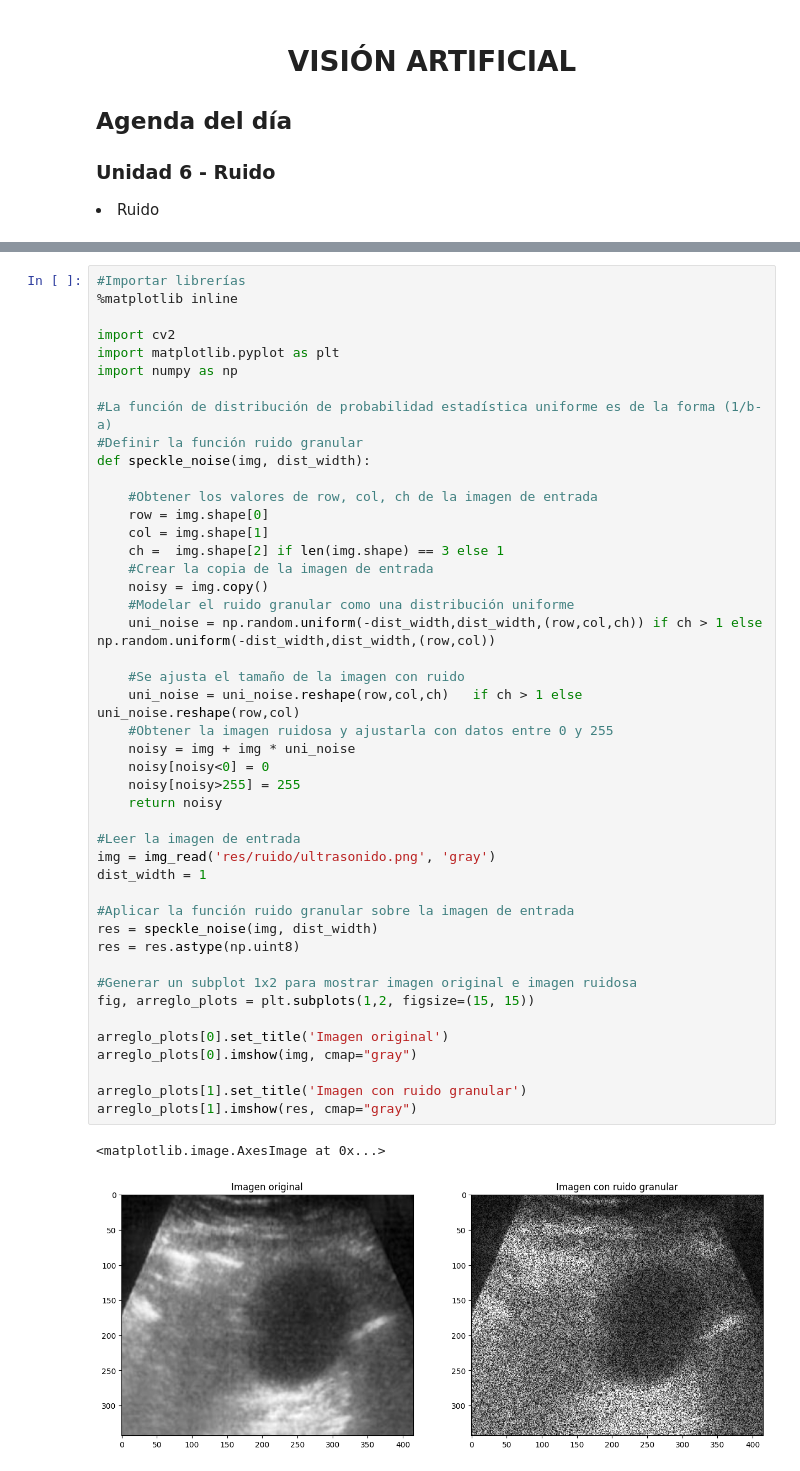
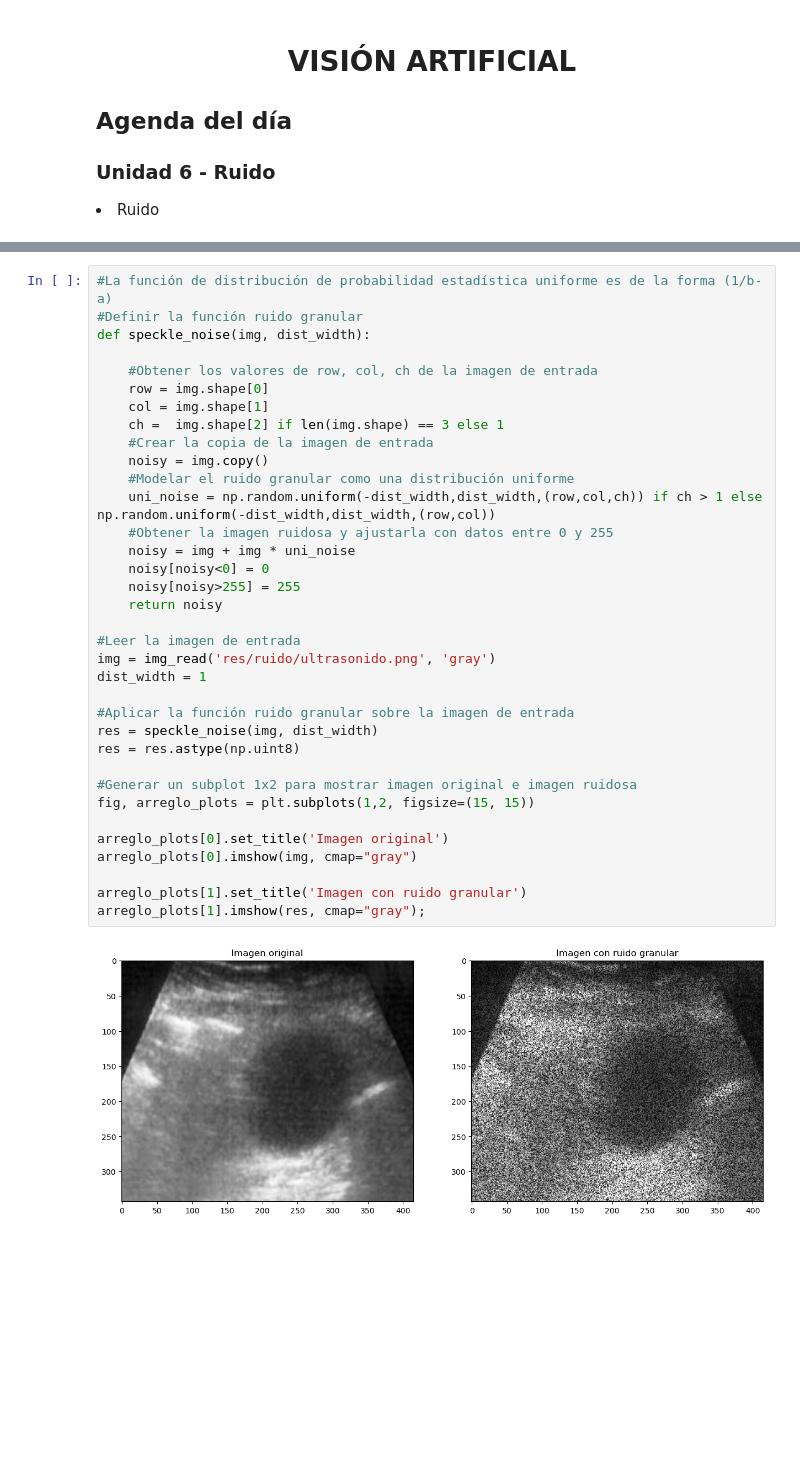
Before and after one commit to MillerQuintero2001/ImageProcessing, a Jupyter notebook: ArtificialVision/Semana_3/Taller/Ruido.ipynb, the cells around one changed output, grey strips where cells are left out. Cells and saved outputs as stored; diff of their text form; blank space fills up the shorter version.

```diff
--- a/ArtificialVision/Semana_3/Taller/Ruido.ipynb
+++ b/ArtificialVision/Semana_3/Taller/Ruido.ipynb
@@ -268,11 +243,4 @@ El ruido speckle aparece en imágenes con iluminación coherente, como las de sc
 # %%
-#Importar librerías
-%matplotlib inline
-
-import cv2
-import matplotlib.pyplot as plt
-import numpy as np
-
 #La función de distribución de probabilidad estadística uniforme es de la forma (1/b-a)
 #Definir la función ruido granular
 def speckle_noise(img, dist_width):
@@ -280,36 +248,32 @@ def speckle_noise(img, dist_width):
     #Obtener los valores de row, col, ch de la imagen de entrada
     row = img.shape[0]
     col = img.shape[1]
     ch =  img.shape[2] if len(img.shape) == 3 else 1
     #Crear la copia de la imagen de entrada
     noisy = img.copy()
     #Modelar el ruido granular como una distribución uniforme
     uni_noise = np.random.uniform(-dist_width,dist_width,(row,col,ch)) if ch > 1 else np.random.uniform(-dist_width,dist_width,(row,col))
-
-    #Se ajusta el tamaño de la imagen con ruido
-    uni_noise = uni_noise.reshape(row,col,ch)   if ch > 1 else uni_noise.reshape(row,col)
     #Obtener la imagen ruidosa y ajustarla con datos entre 0 y 255
     noisy = img + img * uni_noise
     noisy[noisy<0] = 0
     noisy[noisy>255] = 255
     return noisy
 
 #Leer la imagen de entrada
 img = img_read('res/ruido/ultrasonido.png', 'gray')
 dist_width = 1
 
 #Aplicar la función ruido granular sobre la imagen de entrada
 res = speckle_noise(img, dist_width)
 res = res.astype(np.uint8)
 
 #Generar un subplot 1x2 para mostrar imagen original e imagen ruidosa
 fig, arreglo_plots = plt.subplots(1,2, figsize=(15, 15))
 
 arreglo_plots[0].set_title('Imagen original')
 arreglo_plots[0].imshow(img, cmap="gray")
 
 arreglo_plots[1].set_title('Imagen con ruido granular')
-arreglo_plots[1].imshow(res, cmap="gray")
+arreglo_plots[1].imshow(res, cmap="gray");
 # %% [output]
-<matplotlib.image.AxesImage at 0x...>
-[figure, old version]
+[figure, new version]
```
Also changed, not shown: parts of 13 cells of this notebook, 5 other files.
